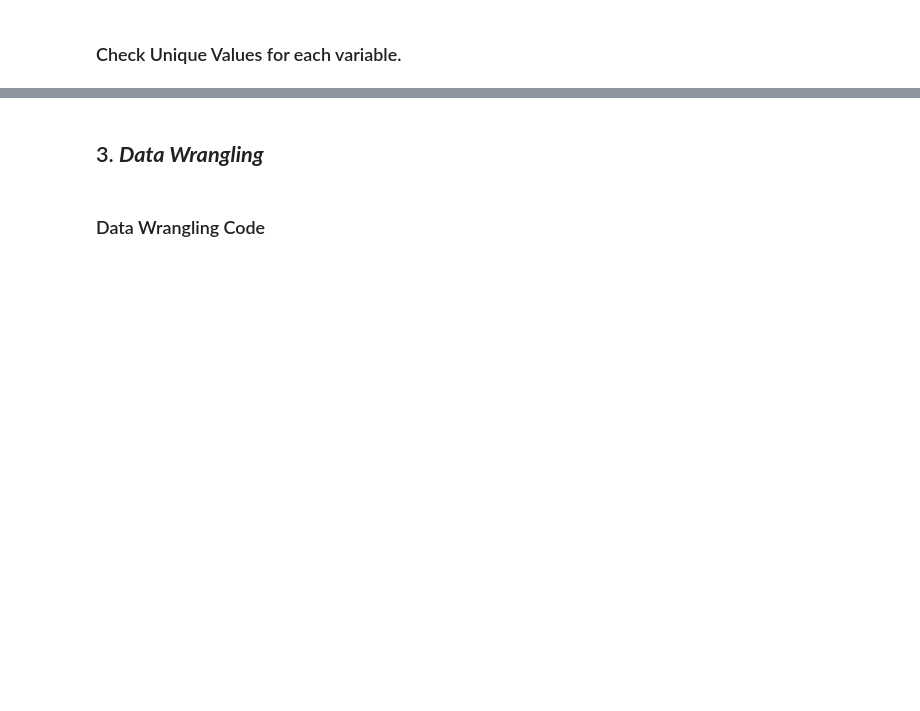
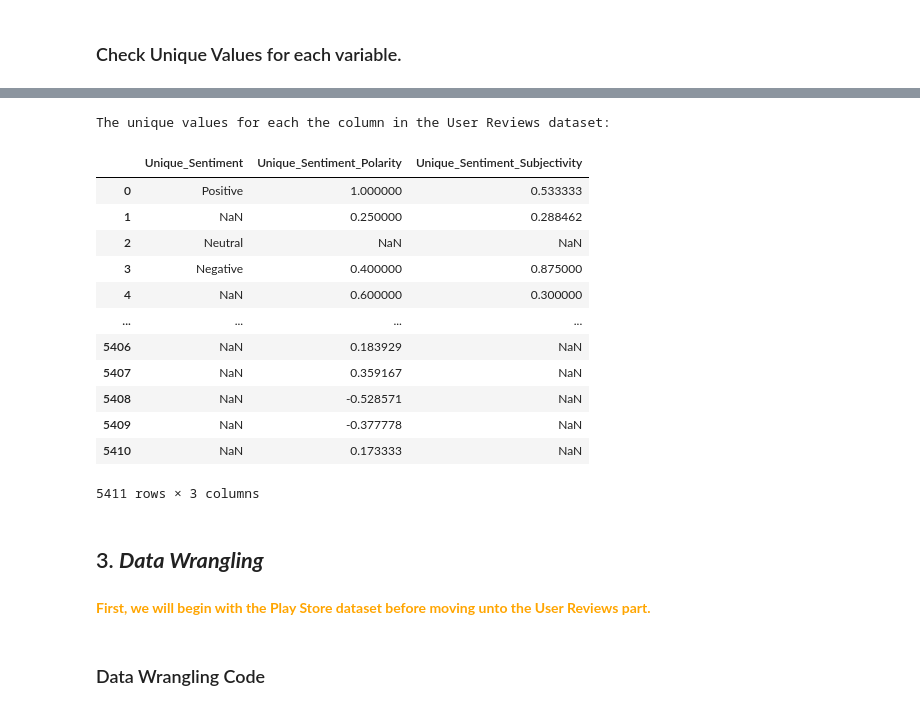
Before and after one commit to dipankarsahu1000/Play-Store-App-Review-Analysis, a Jupyter notebook: Play_Store_App_Review_Analysis.ipynb, the cells around one changed output, grey strips where cells are left out. Cells and saved outputs as stored; diff of their text form; code cells hidden in the pictures; blank space fills up the shorter version.

```diff
--- a/Play_Store_App_Review_Analysis.ipynb
+++ b/Play_Store_App_Review_Analysis.ipynb
@@ -371,5 +429,26 @@ The User Reviews Dataset is described as:
+# %%
+print(BOLD + BLUE + "The unique values for each the column in the User Reviews dataset:" + RESET)
+ur_df_unique = unique_val(ur_df)
+ur_df_unique
+# %% [output]
+The unique values for each the column in the User Reviews dataset:
+|  | Unique_Sentiment | Unique_Sentiment_Polarity | Unique_Sentiment_Subjectivity |
+| 0 | Positive | 1.000000 | 0.533333 |
+| 1 | NaN | 0.250000 | 0.288462 |
+| 2 | Neutral | NaN | NaN |
+| 3 | Negative | 0.400000 | 0.875000 |
+| 4 | NaN | 0.600000 | 0.300000 |
+| ... | ... | ... | ... |
+| 5406 | NaN | 0.183929 | NaN |
+| 5407 | NaN | 0.359167 | NaN |
+| 5408 | NaN | -0.528571 | NaN |
+| 5409 | NaN | -0.377778 | NaN |
+| 5410 | NaN | 0.173333 | NaN |
+5411 rows × 3 columns
 # %% [markdown]
 ## 3. ***Data Wrangling***
+# %% [markdown]
+<b><font color = "orange">First, we will begin with the Play Store dataset before moving unto the User Reviews part.</font></b>
 # %% [markdown]
 ### Data Wrangling Code
 # %%
```
Also changed, not shown: parts of 15 cells of this notebook.
